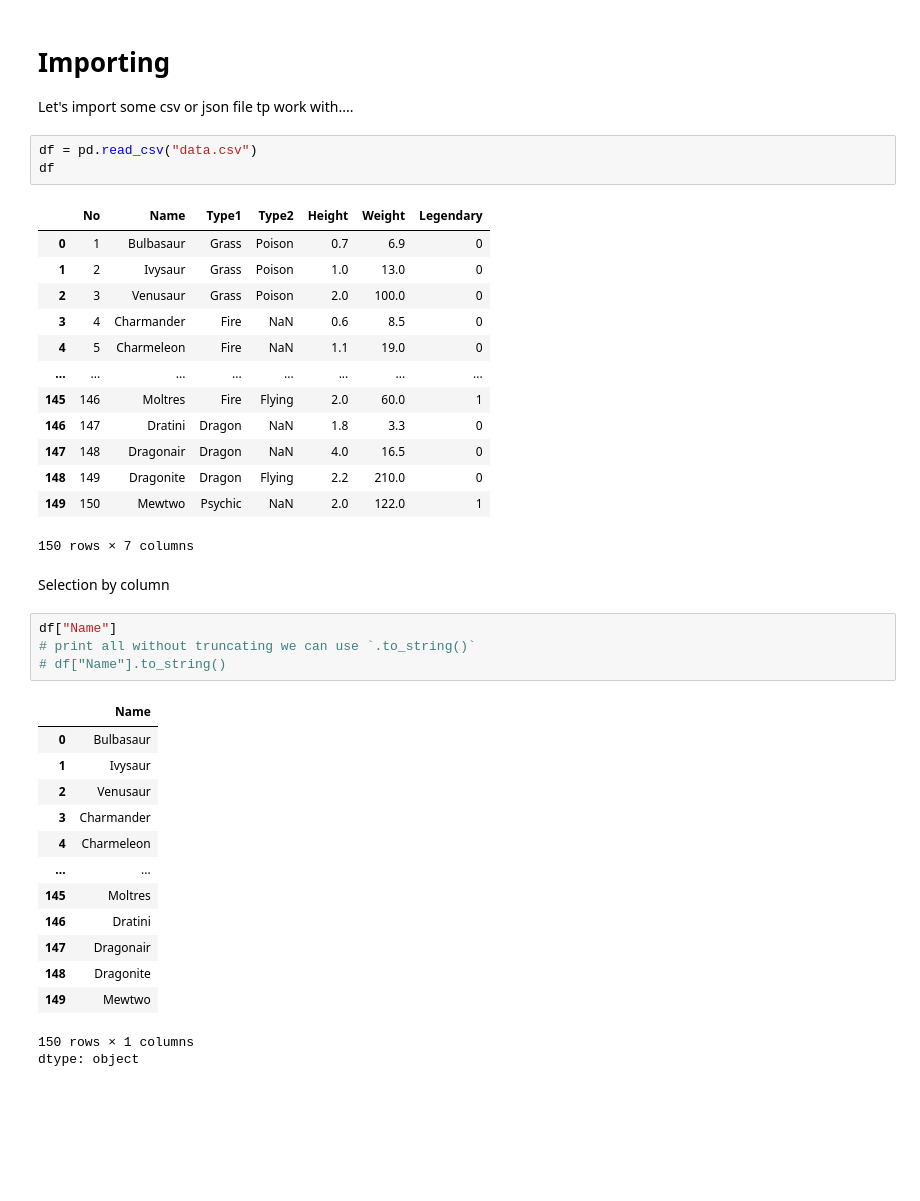
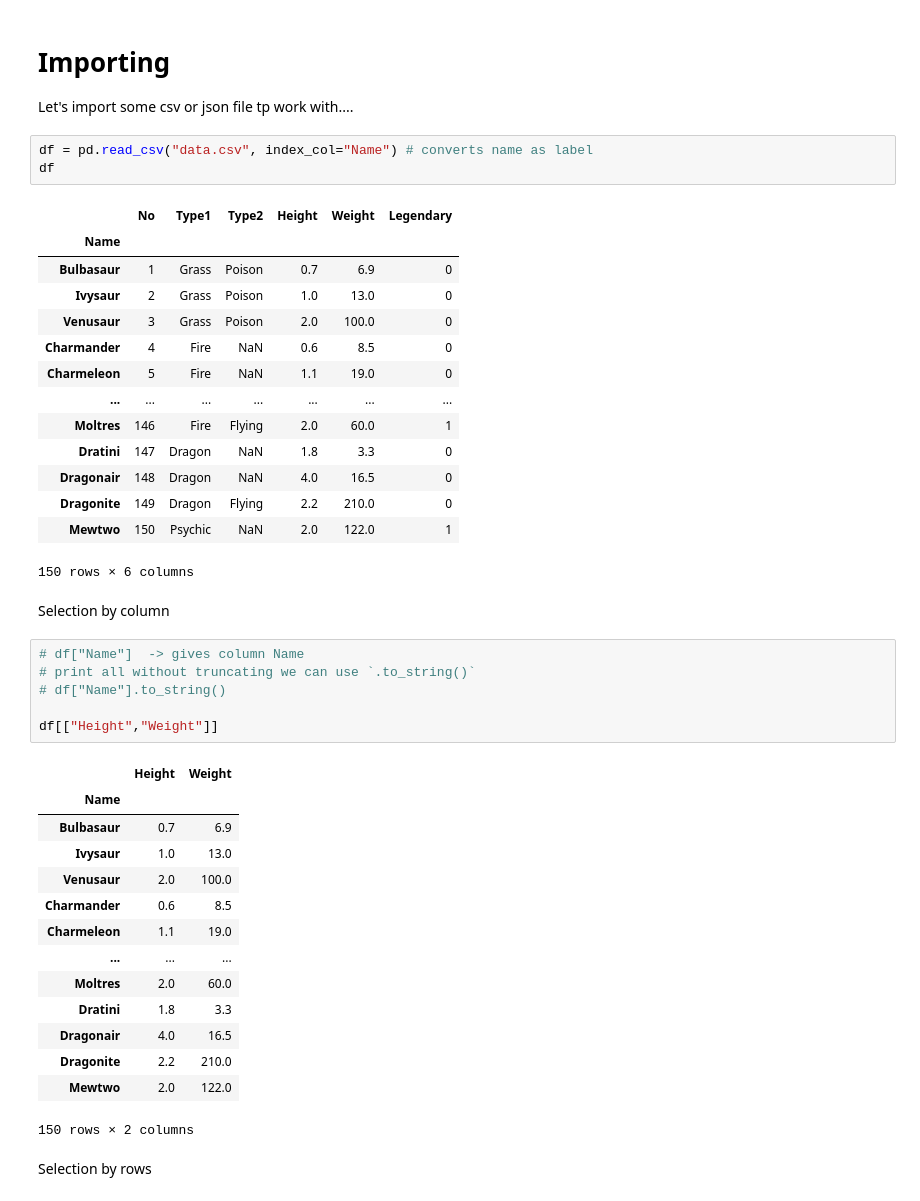
Before and after one commit to a4-adityaa/Data-Science-Fundamentals, a Jupyter notebook: Pandas.ipynb, the cells around one changed output. Cells and saved outputs as stored; diff of their text form; blank space fills up the shorter version.

```diff
--- a/Pandas.ipynb
+++ b/Pandas.ipynb
@@ -145,40 +145,45 @@ df
 # **Importing**
 Let's import some csv or json file tp work with....
 # %%
-df = pd.read_csv("data.csv")
+df = pd.read_csv("data.csv", index_col="Name") # converts name as label
 df
 # %% [output]
-|  | No | Name | Type1 | Type2 | Height | Weight | Legendary |
-| 0 | 1 | Bulbasaur | Grass | Poison | 0.7 | 6.9 | 0 |
-| 1 | 2 | Ivysaur | Grass | Poison | 1.0 | 13.0 | 0 |
-| 2 | 3 | Venusaur | Grass | Poison | 2.0 | 100.0 | 0 |
-| 3 | 4 | Charmander | Fire | NaN | 0.6 | 8.5 | 0 |
-| 4 | 5 | Charmeleon | Fire | NaN | 1.1 | 19.0 | 0 |
-| ... | ... | ... | ... | ... | ... | ... | ... |
-| 145 | 146 | Moltres | Fire | Flying | 2.0 | 60.0 | 1 |
-| 146 | 147 | Dratini | Dragon | NaN | 1.8 | 3.3 | 0 |
-| 147 | 148 | Dragonair | Dragon | NaN | 4.0 | 16.5 | 0 |
-| 148 | 149 | Dragonite | Dragon | Flying | 2.2 | 210.0 | 0 |
-| 149 | 150 | Mewtwo | Psychic | NaN | 2.0 | 122.0 | 1 |
+|  | No | Type1 | Type2 | Height | Weight | Legendary |
+| Name |  |  |  |  |  |  |
+| Bulbasaur | 1 | Grass | Poison | 0.7 | 6.9 | 0 |
+| Ivysaur | 2 | Grass | Poison | 1.0 | 13.0 | 0 |
+| Venusaur | 3 | Grass | Poison | 2.0 | 100.0 | 0 |
+| Charmander | 4 | Fire | NaN | 0.6 | 8.5 | 0 |
+| Charmeleon | 5 | Fire | NaN | 1.1 | 19.0 | 0 |
+| ... | ... | ... | ... | ... | ... | ... |
+| Moltres | 146 | Fire | Flying | 2.0 | 60.0 | 1 |
+| Dratini | 147 | Dragon | NaN | 1.8 | 3.3 | 0 |
+| Dragonair | 148 | Dragon | NaN | 4.0 | 16.5 | 0 |
+| Dragonite | 149 | Dragon | Flying | 2.2 | 210.0 | 0 |
+| Mewtwo | 150 | Psychic | NaN | 2.0 | 122.0 | 1 |
-150 rows × 7 columns
+150 rows × 6 columns
 # %% [markdown]
 Selection by column
 # %%
-df["Name"]
+# df["Name"]  -> gives column Name
 # print all without truncating we can use `.to_string()`
 # df["Name"].to_string()
+
+df[["Height","Weight"]]
 # %% [output]
-|  | Name |
-| 0 | Bulbasaur |
-| 1 | Ivysaur |
-| 2 | Venusaur |
-| 3 | Charmander |
-| 4 | Charmeleon |
-| ... | ... |
-| 145 | Moltres |
-| 146 | Dratini |
-| 147 | Dragonair |
-| 148 | Dragonite |
-| 149 | Mewtwo |
+|  | Height | Weight |
+| Name |  |  |
+| Bulbasaur | 0.7 | 6.9 |
+| Ivysaur | 1.0 | 13.0 |
+| Venusaur | 2.0 | 100.0 |
+| Charmander | 0.6 | 8.5 |
+| Charmeleon | 1.1 | 19.0 |
+| ... | ... | ... |
+| Moltres | 2.0 | 60.0 |
+| Dratini | 1.8 | 3.3 |
+| Dragonair | 4.0 | 16.5 |
+| Dragonite | 2.2 | 210.0 |
+| Mewtwo | 2.0 | 122.0 |
-150 rows × 1 columns
-dtype: object
+150 rows × 2 columns
+# %% [markdown]
+Selection by rows
```
Also changed, not shown: parts of 9 cells of this notebook.
